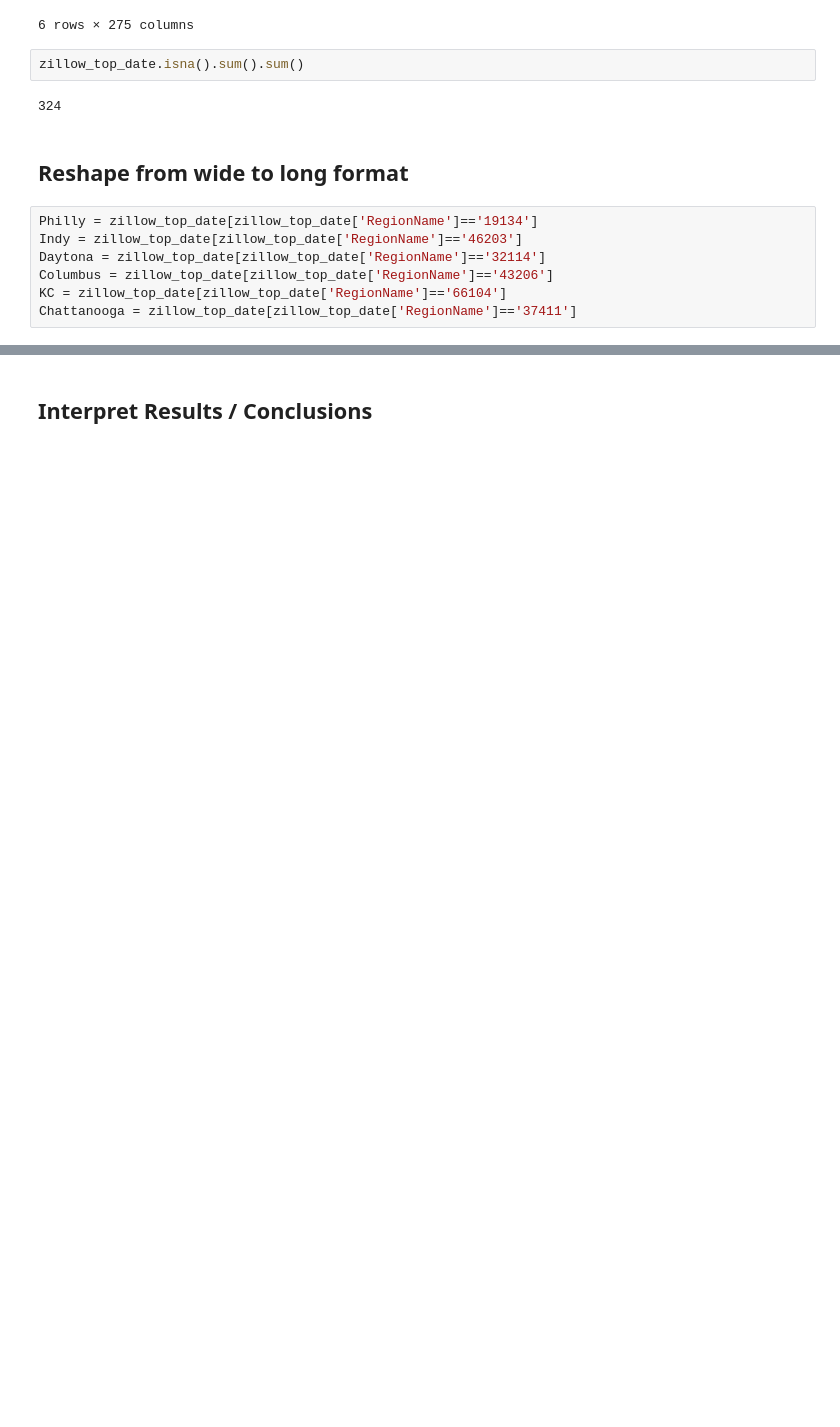
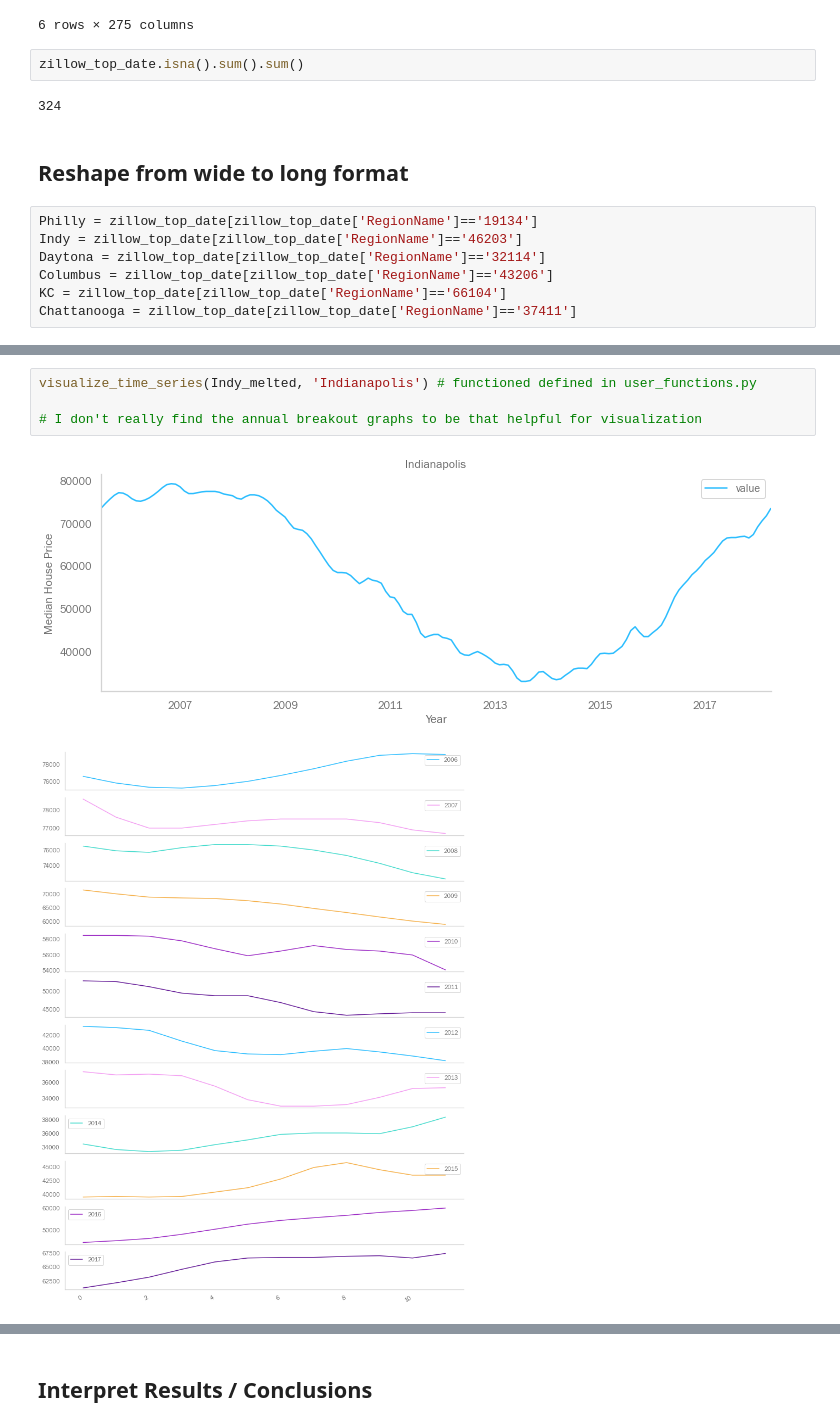
Before and after one commit to melodygr/Time_Series_project, a Jupyter notebook: Time_Series_Project.ipynb, the cells around one changed output, grey strips where cells are left out. Drawn from its saved outputs; the diff is of its cells as text; blank space fills up the shorter version.

```diff
--- a/Time_Series_Project.ipynb
+++ b/Time_Series_Project.ipynb
@@ -730,0 +748,7 @@ ValueError: Length of values (12) does not match length of index (9)
+# %%
+visualize_time_series(Indy_melted, 'Indianapolis') # functioned defined in user_functions.py
+
+# I don't really find the annual breakout graphs to be that helpful for visualization
+# %% [output]
+[figure, added]
+[figure, added]
```
Also changed, not shown: parts of 206 cells of this notebook, 7 other files.
